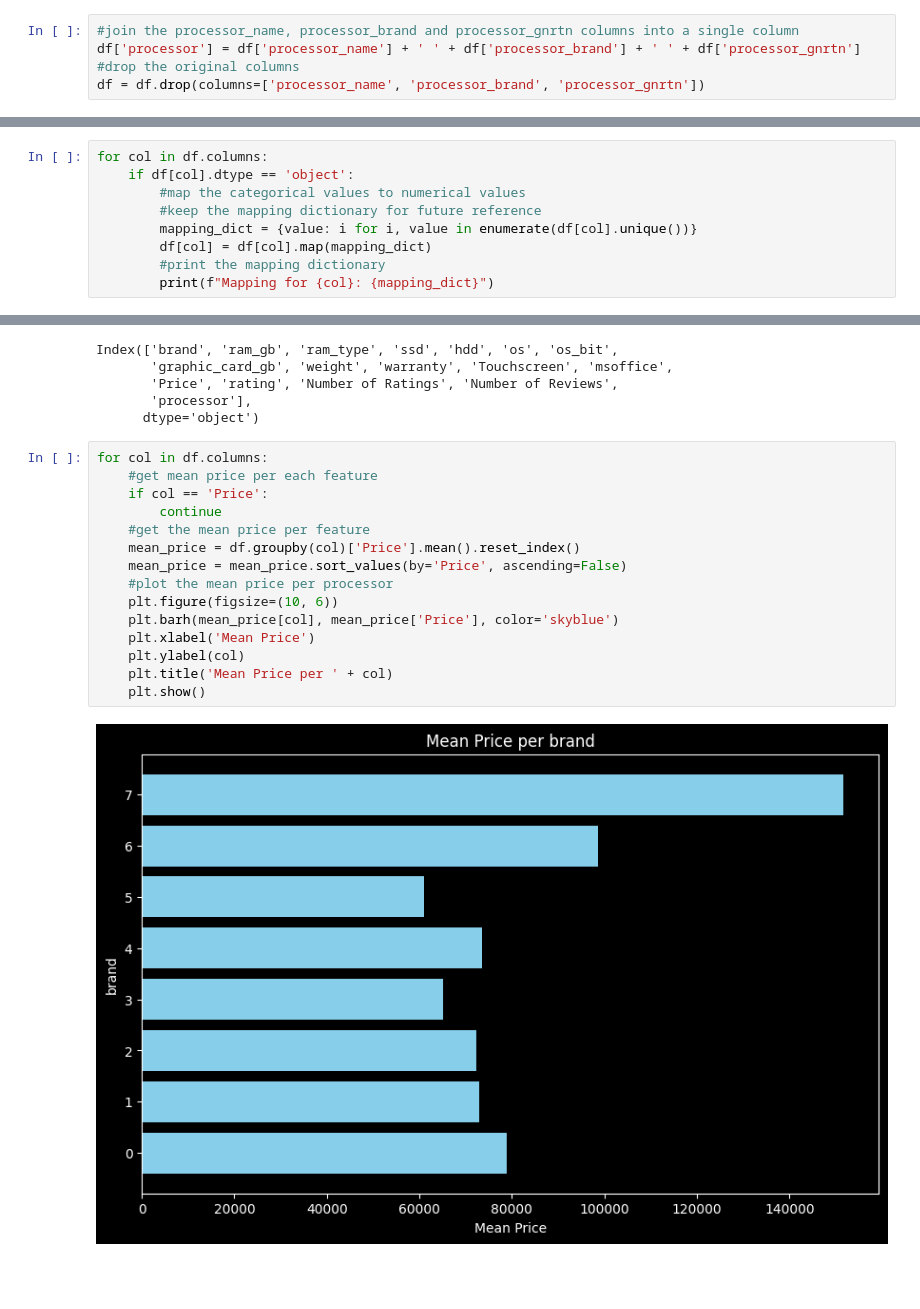
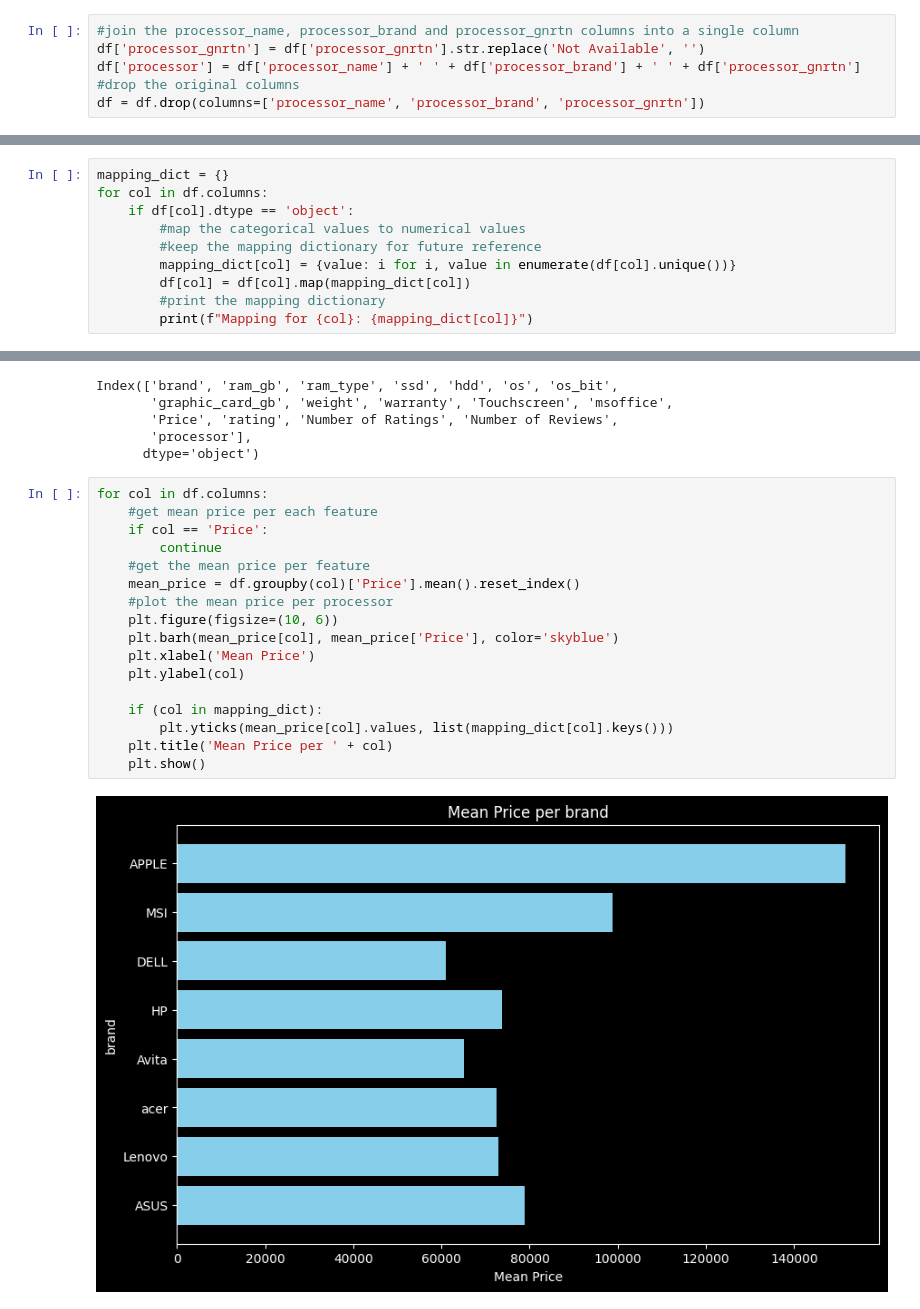
Before and after one commit to koutsompinask/MSC, a Jupyter notebook: semester B/Python/assignment/regression.ipynb, the cells around one changed output, grey strips where cells are left out. Cells and saved outputs as stored; diff of their text form; blank space fills up the shorter version.

```diff
--- a/semester B/Python/assignment/regression.ipynb
+++ b/semester B/Python/assignment/regression.ipynb
@@ -160,6 +160,7 @@ print(unique_combinations)
 796        Ryzen 9             AMD   Not Available
 # %%
 #join the processor_name, processor_brand and processor_gnrtn columns into a single column
+df['processor_gnrtn'] = df['processor_gnrtn'].str.replace('Not Available', '')
 df['processor'] = df['processor_name'] + ' ' + df['processor_brand'] + ' ' + df['processor_gnrtn']
 #drop the original columns
 df = df.drop(columns=['processor_name', 'processor_brand', 'processor_gnrtn'])
@@ -190,12 +181,13 @@ df2=scaler.fit_transform(
 # %%
+mapping_dict = {}
 for col in df.columns:
     if df[col].dtype == 'object':
         #map the categorical values to numerical values
         #keep the mapping dictionary for future reference
-        mapping_dict = {value: i for i, value in enumerate(df[col].unique())}
-        df[col] = df[col].map(mapping_dict)
+        mapping_dict[col] = {value: i for i, value in enumerate(df[col].unique())}
+        df[col] = df[col].map(mapping_dict[col])
         #print the mapping dictionary
-        print(f"Mapping for {col}: {mapping_dict}")
+        print(f"Mapping for {col}: {mapping_dict[col]}")
 # %% [output]
 Mapping for brand: {'ASUS': 0, 'Lenovo': 1, 'acer': 2, 'Avita': 3, 'HP': 4, 'DELL': 5, 'MSI': 6, 'APPLE': 7}
 Mapping for ram_type: {'DDR4': 0, 'LPDDR4': 1, 'LPDDR4X': 2, 'DDR5': 3, 'DDR3': 4, 'LPDDR3': 5}
@@ -216,17 +208,19 @@ Index(['brand', 'ram_gb', 'ram_type', 'ssd', 'hdd', 'os', 'os_bit',
 # %%
 for col in df.columns:
     #get mean price per each feature
     if col == 'Price':
         continue
     #get the mean price per feature
     mean_price = df.groupby(col)['Price'].mean().reset_index()
-    mean_price = mean_price.sort_values(by='Price', ascending=False)
     #plot the mean price per processor
     plt.figure(figsize=(10, 6))
     plt.barh(mean_price[col], mean_price['Price'], color='skyblue')
     plt.xlabel('Mean Price')
     plt.ylabel(col)
+
+    if (col in mapping_dict):
+        plt.yticks(mean_price[col].values, list(mapping_dict[col].keys()))
     plt.title('Mean Price per ' + col)
     plt.show()
 # %% [output]
-[figure, old version]
+[figure, new version]
```
Also changed, not shown: parts of 3 cells of this notebook.
